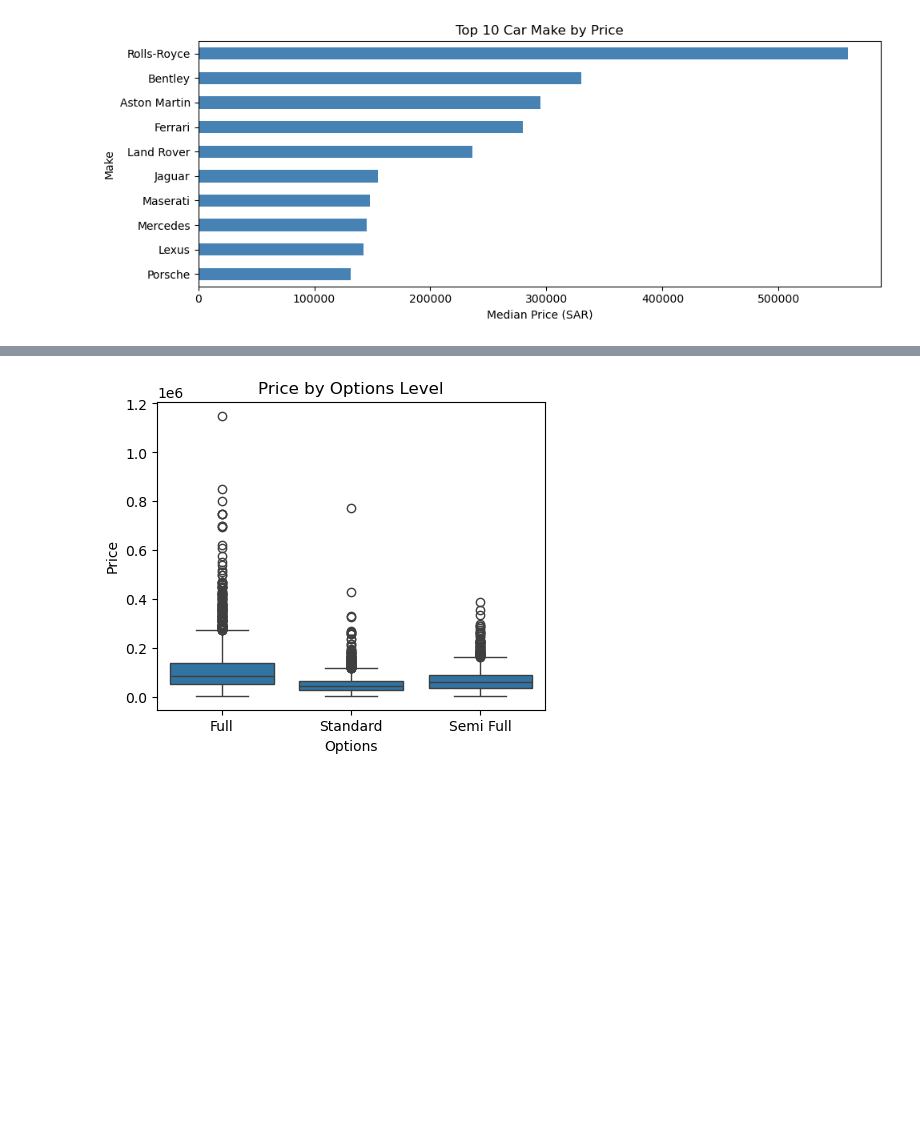
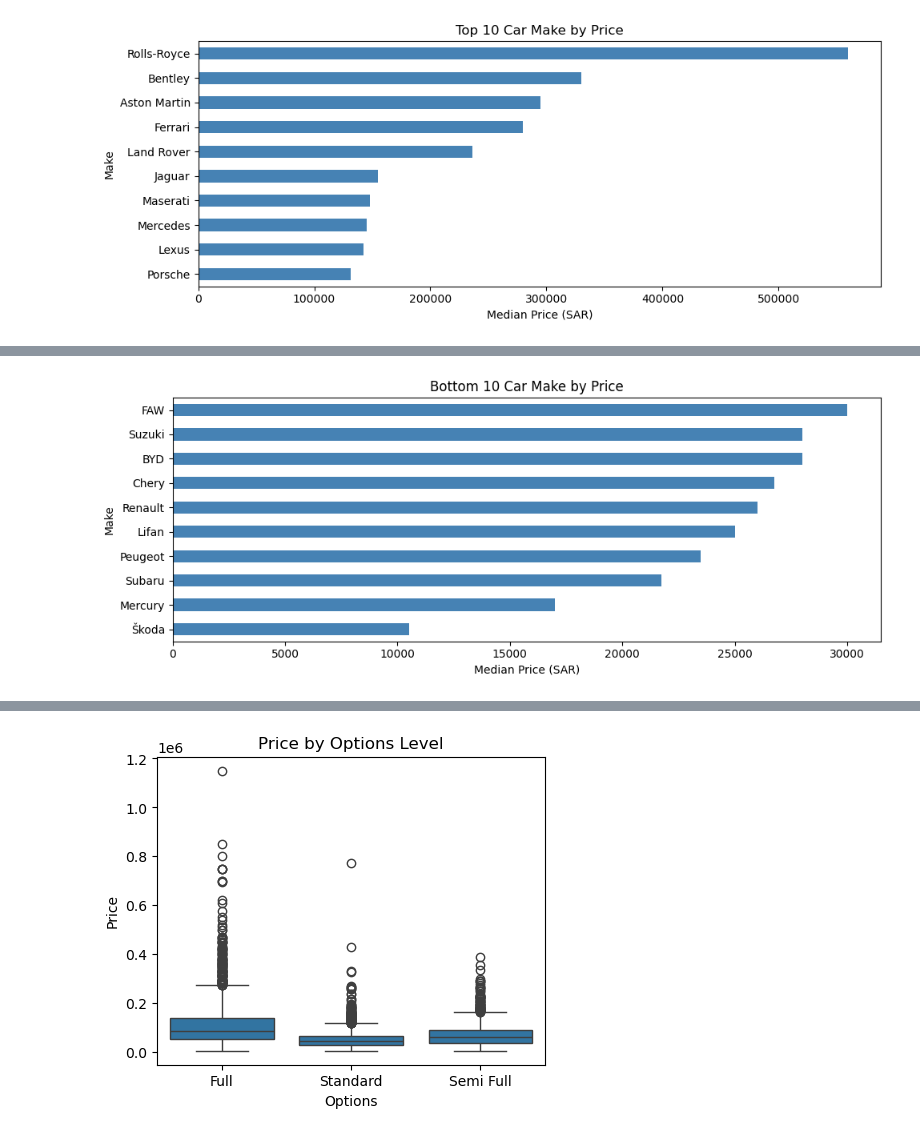
Before and after one commit to jcdspurwadhika/JCDSAH-024_Epsilon, a Jupyter notebook: Final Project - Price Prediction.ipynb, the cells around one changed output, grey strips where cells are left out. Cells and saved outputs as stored; diff of their text form; code cells hidden in the pictures; blank space fills up the shorter version.

```diff
--- a/Final Project - Price Prediction.ipynb
+++ b/Final Project - Price Prediction.ipynb
@@ -769,0 +787,12 @@ plt.show()
+# %%
+bottom10_make_median = df.groupby('Make')['Price'].median().sort_values(ascending=False).tail(10)
+
+plt.figure(figsize=(10, 4))
+bottom10_make_median.sort_values().plot(kind='barh', color='steelblue')
+plt.title('Bottom 10 Car Make by Price')
+plt.xlabel('Median Price (SAR)')
+plt.ylabel('Make')
+plt.tight_layout()
+plt.show()
+# %% [output]
+[figure, added]
```
Also changed, not shown: parts of 24 cells of this notebook.
